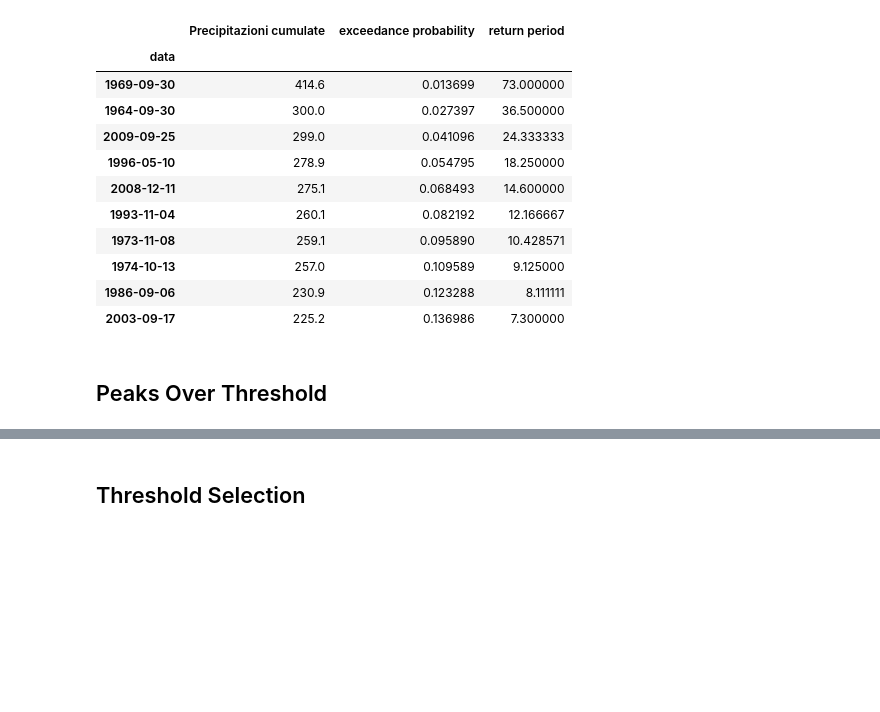
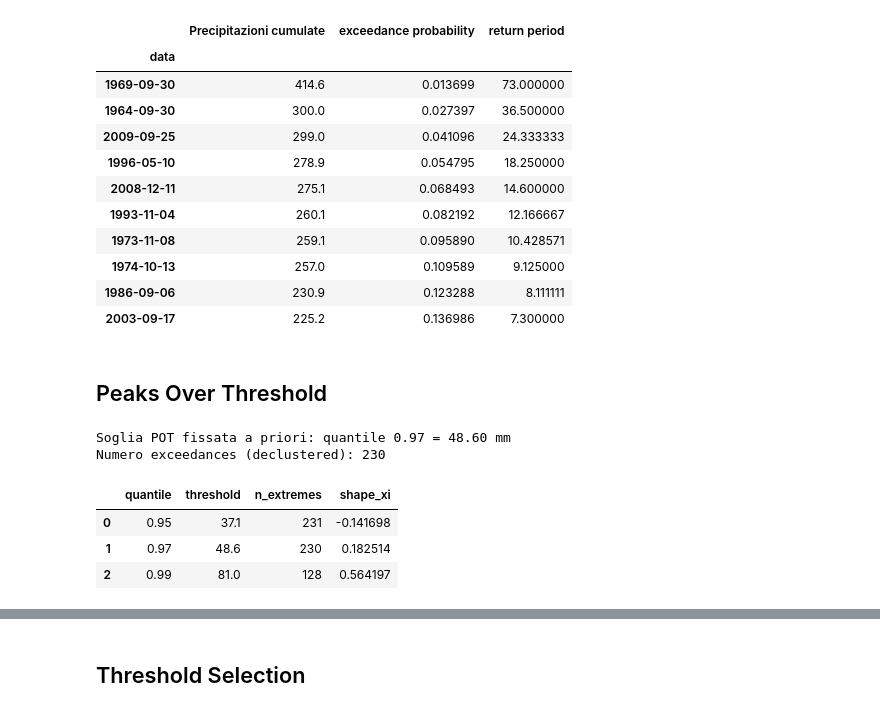
Before and after one commit to Raiden-89/StatisticsOfExtremeEvents, a Jupyter notebook: Extreme_Sicily22.ipynb, the cells around one changed output, grey strips where cells are left out. Cells and saved outputs as stored; diff of their text form; code cells hidden in the pictures; blank space fills up the shorter version.

```diff
--- a/Extreme_Sicily22.ipynb
+++ b/Extreme_Sicily22.ipynb
@@ -198,3 +191,54 @@ model2.get_extremes("POT", threshold=91, r="30D")
+# %%
+# ============================================================
+# POT: scelta soglia a priori (no ottimizzazione su R²)
+# ============================================================
+# Razionale
+# Nel POT la soglia u deve essere fissata indipendentemente dal fit del modello.
+# Non va scelta massimizzando metriche di bontà (es. R² su QQ/PP), perché introdurrebbe bias.
+# La letteratura EVT propone soglie alte fissate a priori o motivate tramite diagnostiche
+# come mean excess (mean residual life) e stability plots.
+#Fonte: Peaks-over-Threshold Study of Trends in Extreme Rainfall over the Iberian Peninsula, Acero et al. 2011
+# https://doi.org/10.1175/2010JCLI3627.1
+
+model2 = EVA(data)
+
+q = 0.97  # puoi usare 0.95 / 0.97 / 0.99. 0.97 è un buon compromesso
+threshold = float(data.quantile(q))
+
+model2.get_extremes("POT", threshold=threshold, r="30D")
+model2.fit_model(distribution="genpareto", distribution_kwargs={})
+
+print(f"Soglia POT fissata a priori: quantile {q} = {threshold:.2f} mm")
+print("Numero exceedances (declustered):", len(model2.extremes))
+# %% [output]
+Soglia POT fissata a priori: quantile 0.97 = 48.60 mm
+Numero exceedances (declustered): 230
+# %%
+# ============================================================
+# Sensitivity analysis: robustezza rispetto alla soglia
+# ============================================================
+
+qs = [0.95, 0.97, 0.99]
+rows = []
+
+for q in qs:
+    thr = float(data.quantile(q))
+    m = EVA(data)
+    m.get_extremes("POT", threshold=thr, r="30D")
+    m.fit_model(distribution="genpareto", distribution_kwargs={})
+    rows.append({
+        "quantile": q,
+        "threshold": thr,
+        "n_extremes": len(m.extremes),
+        "shape_xi": float(m.distribution.mle_parameters.get("c", float("nan"))) if hasattr(m, "distribution") else float("nan"),
+    })
+
+pd.DataFrame(rows)
+# %% [output]
+|  | quantile | threshold | n_extremes | shape_xi |
+| 0 | 0.95 | 37.1 | 231 | -0.141698 |
+| 1 | 0.97 | 48.6 | 230 | 0.182514 |
+| 2 | 0.99 | 81.0 | 128 | 0.564197 |
 # %%
 model2.plot_extremes(show_clusters=True)
 plt.show()
```
Also changed, not shown: parts of 31 cells of this notebook.
